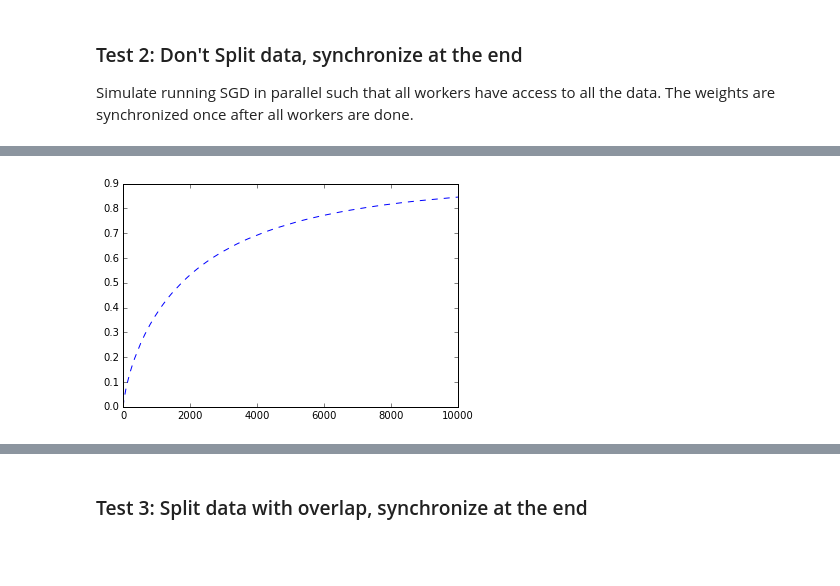
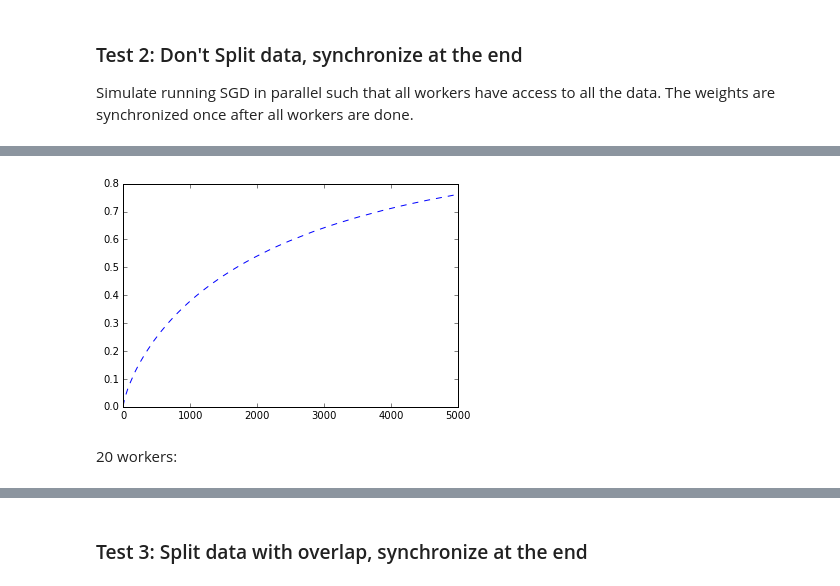
Before and after one commit to angadgill/Parallel-SGD, a Jupyter notebook: Benchmark.ipynb, the cells around one changed output, grey strips where cells are left out. Drawn from its saved outputs; the diff is of its cells as text; code cells hidden in the pictures; blank space fills up the shorter version.

```diff
--- a/Benchmark.ipynb
+++ b/Benchmark.ipynb
@@ -99,4 +103,6 @@ Wall time: 42.6 s
 # %%
-utils.plot_scores(scores)
+utils.plot_scores(scores_4)
 # %% [output]
-[figure, old version]
+[figure, new version]
+# %% [markdown]
+20 workers:
```
Also changed, not shown: parts of 40 cells of this notebook, 1 other file.
